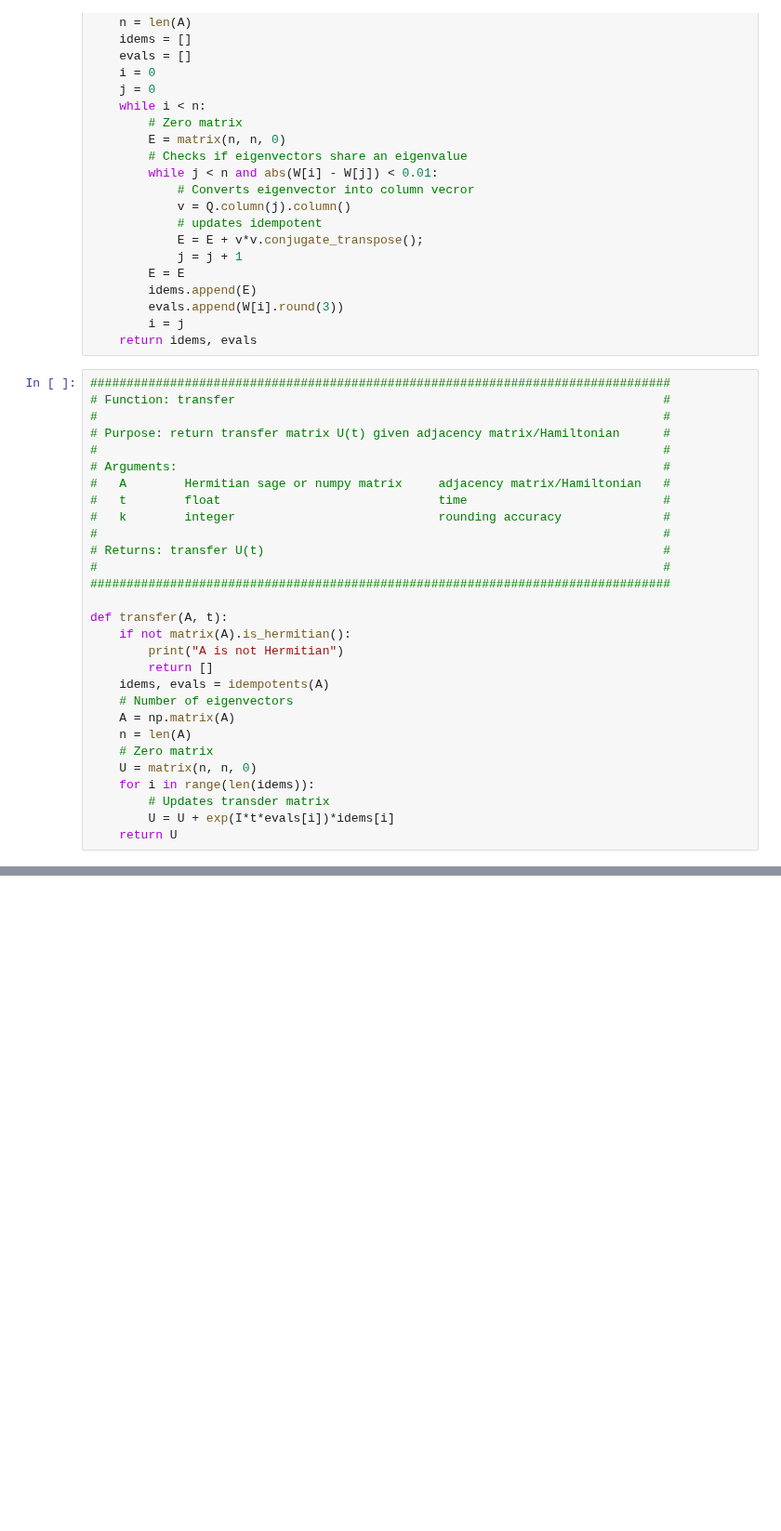
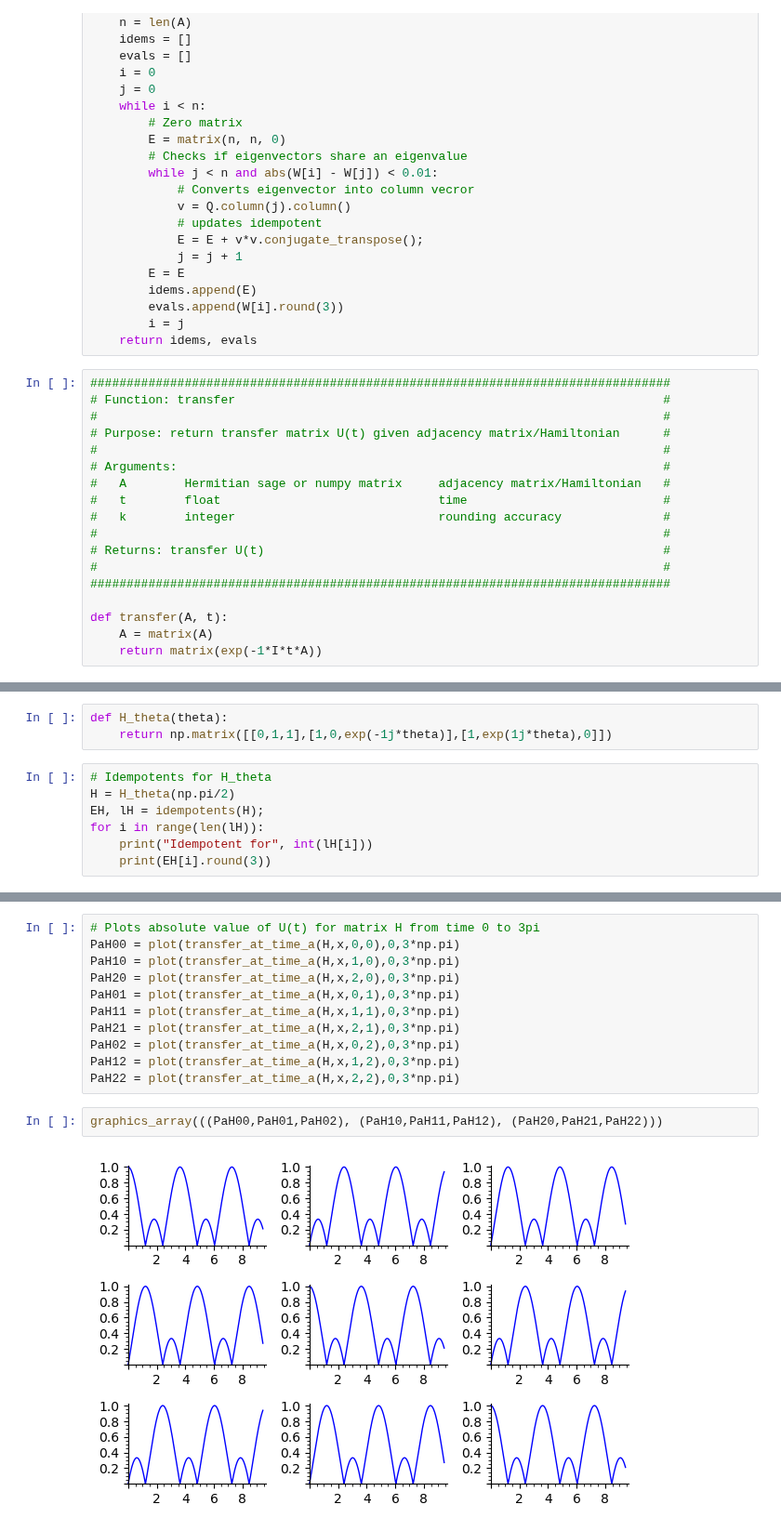
Before and after one commit to EmilyMWright/FUSRP-2021-Quantum-Walks, a Jupyter notebook: Test_Ground.ipynb, the cells around one changed output, grey strips where cells are left out. Shown at 93% size. Cells and saved outputs as stored; diff of their text form; blank space fills up the shorter version.

```diff
--- a/Test_Ground.ipynb
+++ b/Test_Ground.ipynb
@@ -61,19 +61,8 @@ def idempotents(A):
 ################################################################################
 
 def transfer(A, t):
-    if not matrix(A).is_hermitian():
-        print("A is not Hermitian")
-        return []
-    idems, evals = idempotents(A)
-    # Number of eigenvectors
-    A = np.matrix(A)
-    n = len(A)
-    # Zero matrix
-    U = matrix(n, n, 0)
-    for i in range(len(idems)):
-        # Updates transder matrix
-        U = U + exp(I*t*evals[i])*idems[i]
-    return U
+    A = matrix(A)
+    return matrix(exp(-1*I*t*A))
 # %%
 ################################################################################
 # Function: transfer_at_time_r                                                 #
@@ -112,0 +298,10 @@ def transfer_at_time_i(A,t,i,j):
+# %%
+def H_theta(theta):
+    return np.matrix([[0,1,1],[1,0,exp(-1j*theta)],[1,exp(1j*theta),0]])
+# %%
+# Idempotents for H_theta
+H = H_theta(np.pi/2)
+EH, lH = idempotents(H);
+for i in range(len(lH)):
+    print("Idempotent for", int(lH[i]))
+    print(EH[i].round(3))
@@ -112,0 +321,15 @@ def transfer_at_time_i(A,t,i,j):
+# %%
+# Plots absolute value of U(t) for matrix H from time 0 to 3pi
+PaH00 = plot(transfer_at_time_a(H,x,0,0),0,3*np.pi)
+PaH10 = plot(transfer_at_time_a(H,x,1,0),0,3*np.pi)
+PaH20 = plot(transfer_at_time_a(H,x,2,0),0,3*np.pi)
+PaH01 = plot(transfer_at_time_a(H,x,0,1),0,3*np.pi)
+PaH11 = plot(transfer_at_time_a(H,x,1,1),0,3*np.pi)
+PaH21 = plot(transfer_at_time_a(H,x,2,1),0,3*np.pi)
+PaH02 = plot(transfer_at_time_a(H,x,0,2),0,3*np.pi)
+PaH12 = plot(transfer_at_time_a(H,x,1,2),0,3*np.pi)
+PaH22 = plot(transfer_at_time_a(H,x,2,2),0,3*np.pi)
+# %%
+graphics_array(((PaH00,PaH01,PaH02), (PaH10,PaH11,PaH12), (PaH20,PaH21,PaH22)))
+# %% [output]
+[figure, added]
```
Also changed, not shown: parts of 18 cells of this notebook.
